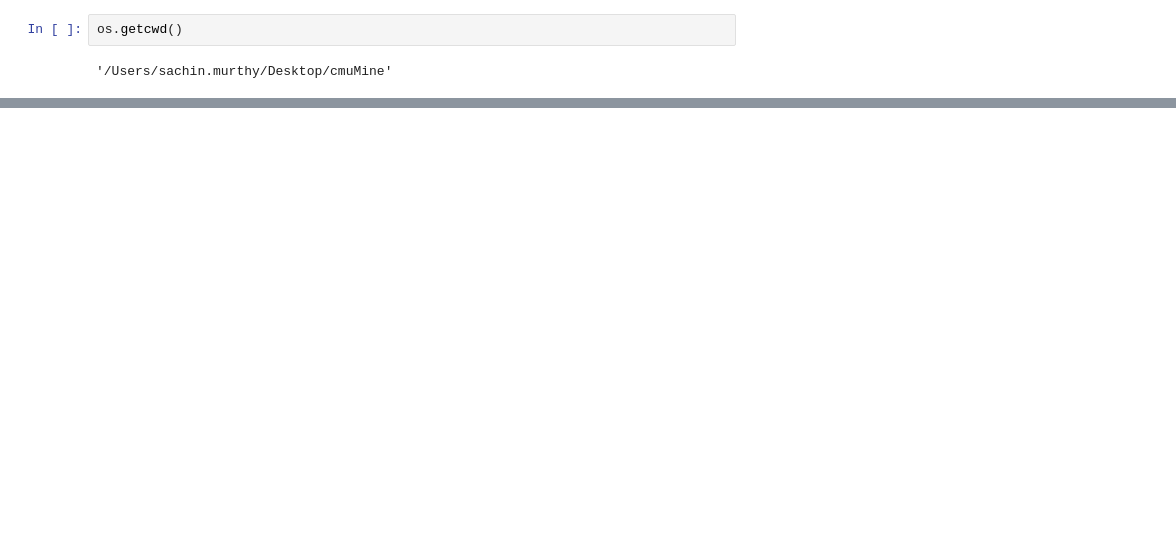
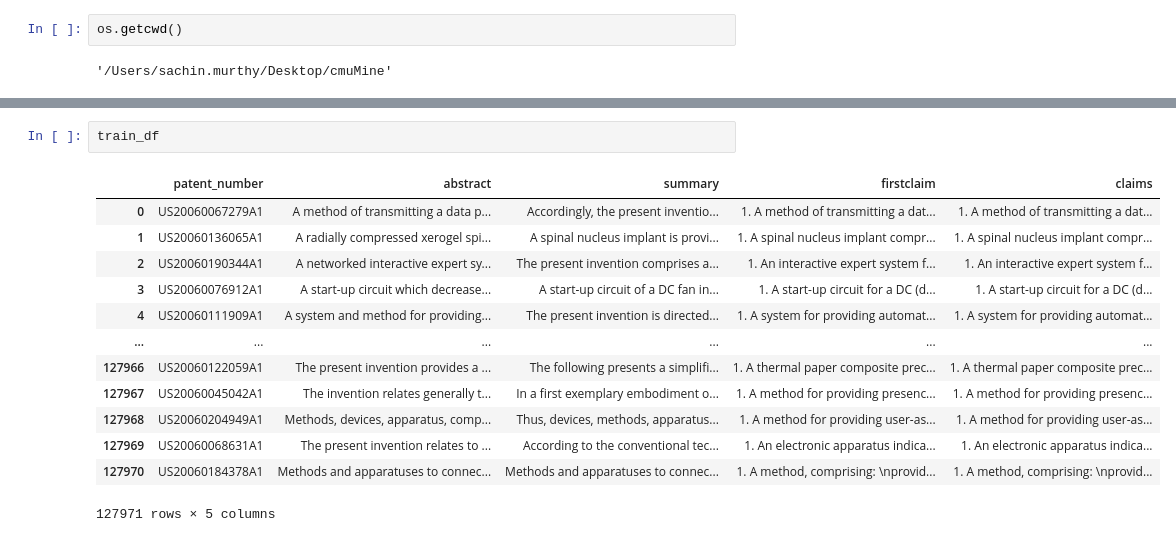
Before and after one commit to skwolvie/Patent-Insights, a Jupyter notebook: data-collection/cmuMine-claim-gen.ipynb, the cells around one changed output, grey strips where cells are left out. Saved outputs shown, nothing was run; the diff lists cells and outputs as text; blank space fills up the shorter version.

```diff
--- a/data-collection/cmuMine-claim-gen.ipynb
+++ b/data-collection/cmuMine-claim-gen.ipynb
@@ -124,0 +143,16 @@ print(train_df.shape)
+# %%
+train_df
+# %% [output]
+|  | patent_number | abstract | summary | firstclaim | claims |
+| 0 | US20060067279A1 | A method of transmitting a data p... | Accordingly, the present inventio... | 1. A method of transmitting a dat... | 1. A method of transmitting a dat... |
+| 1 | US20060136065A1 | A radially compressed xerogel spi... | A spinal nucleus implant is provi... | 1. A spinal nucleus implant compr... | 1. A spinal nucleus implant compr... |
+| 2 | US20060190344A1 | A networked interactive expert sy... | The present invention comprises a... | 1. An interactive expert system f... | 1. An interactive expert system f... |
+| 3 | US20060076912A1 | A start-up circuit which decrease... | A start-up circuit of a DC fan in... | 1. A start-up circuit for a DC (d... | 1. A start-up circuit for a DC (d... |
+| 4 | US20060111909A1 | A system and method for providing... | The present invention is directed... | 1. A system for providing automat... | 1. A system for providing automat... |
+| ... | ... | ... | ... | ... | ... |
+| 127966 | US20060122059A1 | The present invention provides a ... | The following presents a simplifi... | 1. A thermal paper composite prec... | 1. A thermal paper composite prec... |
+| 127967 | US20060045042A1 | The invention relates generally t... | In a first exemplary embodiment o... | 1. A method for providing presenc... | 1. A method for providing presenc... |
+| 127968 | US20060204949A1 | Methods, devices, apparatus, comp... | Thus, devices, methods, apparatus... | 1. A method for providing user-as... | 1. A method for providing user-as... |
+| 127969 | US20060068631A1 | The present invention relates to ... | According to the conventional tec... | 1. An electronic apparatus indica... | 1. An electronic apparatus indica... |
+| 127970 | US20060184378A1 | Methods and apparatuses to connec... | Methods and apparatuses to connec... | 1. A method, comprising: \nprovid... | 1. A method, comprising: \nprovid... |
+127971 rows × 5 columns
```
Also changed, not shown: parts of 20 cells of this notebook, 3 other files.
